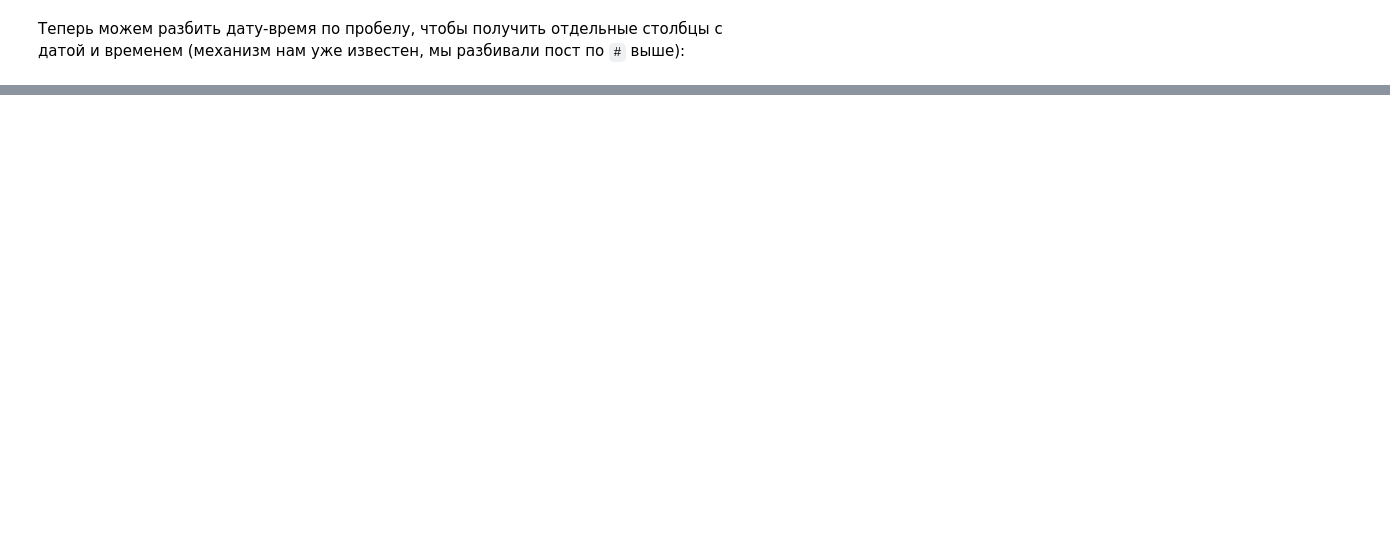
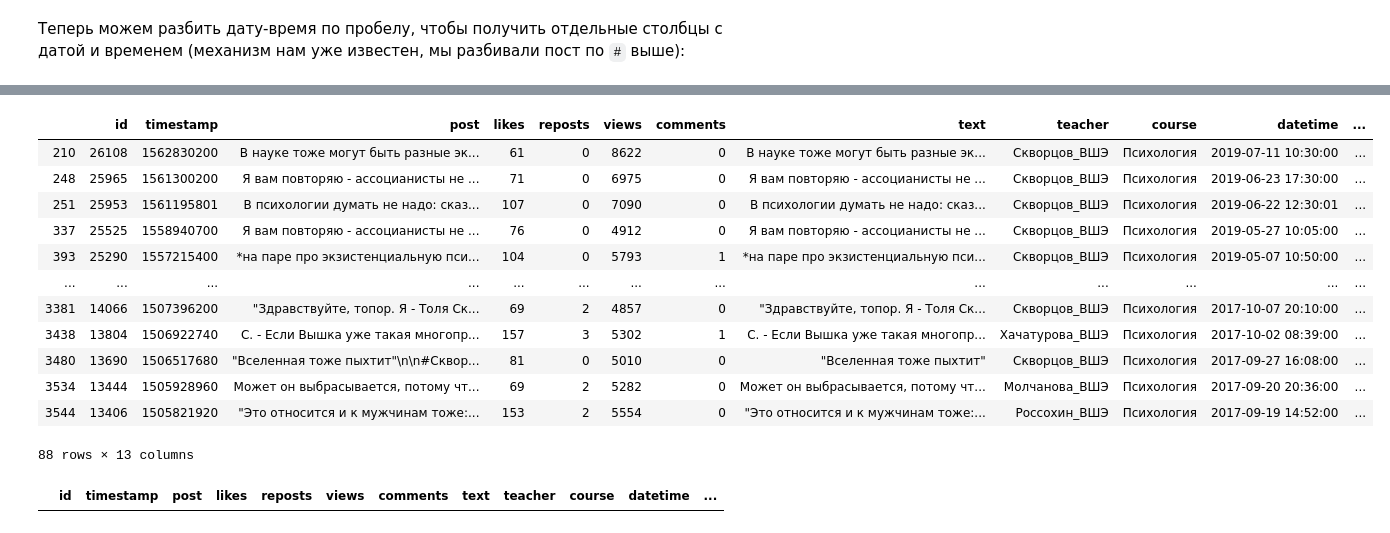
Before and after one commit to allatambov/allatambov.github.io, a Jupyter notebook: web-scrape/vk-api-wall-upd.ipynb, the cells around one changed output, grey strips where cells are left out. Cells and saved outputs as stored; diff of their text form; code cells hidden in the pictures; blank space fills up the shorter version.

```diff
--- a/web-scrape/vk-api-wall-upd.ipynb
+++ b/web-scrape/vk-api-wall-upd.ipynb
@@ -299,0 +364,20 @@ final = pd.concat([final, dt], axis = 1)
+# %%
+final2[final2["course"] == "Психология"]
+# %% [output]
+|  | id | timestamp | post | likes | reposts | views | comments | text | teacher | course | datetime | ... |
+| 210 | 26108 | 1562830200 | В науке тоже могут быть разные эк... | 61 | 0 | 8622 | 0 | В науке тоже могут быть разные эк... | Скворцов_ВШЭ | Психология | 2019-07-11 10:30:00 | ... |
+| 248 | 25965 | 1561300200 | Я вам повторяю - ассоцианисты не ... | 71 | 0 | 6975 | 0 | Я вам повторяю - ассоцианисты не ... | Скворцов_ВШЭ | Психология | 2019-06-23 17:30:00 | ... |
+| 251 | 25953 | 1561195801 | В психологии думать не надо: сказ... | 107 | 0 | 7090 | 0 | В психологии думать не надо: сказ... | Скворцов_ВШЭ | Психология | 2019-06-22 12:30:01 | ... |
+| 337 | 25525 | 1558940700 | Я вам повторяю - ассоцианисты не ... | 76 | 0 | 4912 | 0 | Я вам повторяю - ассоцианисты не ... | Скворцов_ВШЭ | Психология | 2019-05-27 10:05:00 | ... |
+| 393 | 25290 | 1557215400 | *на паре про экзистенциальную пси... | 104 | 0 | 5793 | 1 | *на паре про экзистенциальную пси... | Скворцов_ВШЭ | Психология | 2019-05-07 10:50:00 | ... |
+| ... | ... | ... | ... | ... | ... | ... | ... | ... | ... | ... | ... | ... |
+| 3381 | 14066 | 1507396200 | "Здравствуйте, топор. Я - Толя Ск... | 69 | 2 | 4857 | 0 | "Здравствуйте, топор. Я - Толя Ск... | Скворцов_ВШЭ | Психология | 2017-10-07 20:10:00 | ... |
+| 3438 | 13804 | 1506922740 | С. - Если Вышка уже такая многопр... | 157 | 3 | 5302 | 1 | С. - Если Вышка уже такая многопр... | Хачатурова_ВШЭ | Психология | 2017-10-02 08:39:00 | ... |
+| 3480 | 13690 | 1506517680 | "Вселенная тоже пыхтит"\n\n#Сквор... | 81 | 0 | 5010 | 0 | "Вселенная тоже пыхтит" | Скворцов_ВШЭ | Психология | 2017-09-27 16:08:00 | ... |
+| 3534 | 13444 | 1505928960 | Может он выбрасывается, потому чт... | 69 | 2 | 5282 | 0 | Может он выбрасывается, потому чт... | Молчанова_ВШЭ | Психология | 2017-09-20 20:36:00 | ... |
+| 3544 | 13406 | 1505821920 | "Это относится и к мужчинам тоже:... | 153 | 2 | 5554 | 0 | "Это относится и к мужчинам тоже:... | Россохин_ВШЭ | Психология | 2017-09-19 14:52:00 | ... |
+88 rows × 13 columns
+# %%
+final2[final2["teacher"].str.contains("тамб")]
+# %% [output]
+|  | id | timestamp | post | likes | reposts | views | comments | text | teacher | course | datetime | ... |
```
Also changed, not shown: parts of 10 cells of this notebook.
